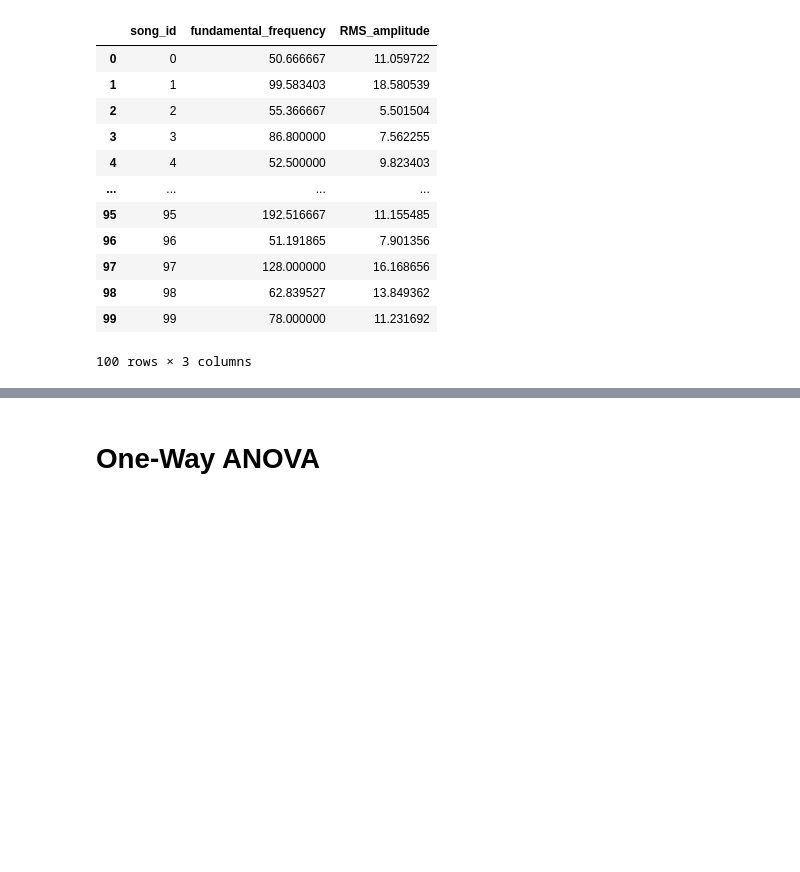
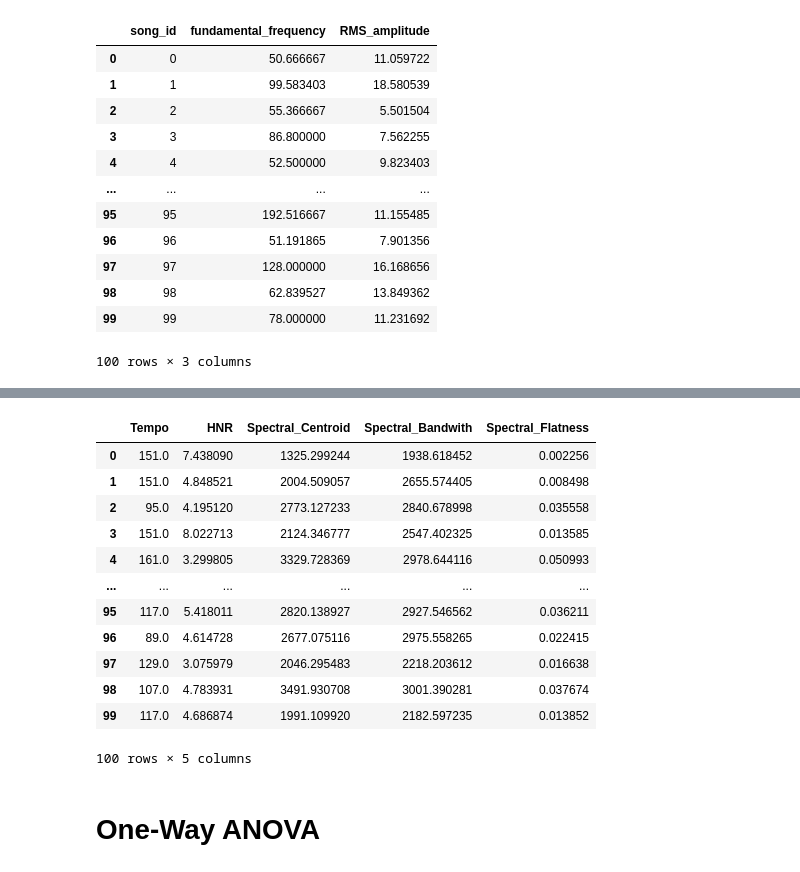
Before and after one commit to RguWork/HydrogelGenAI, a Jupyter notebook: stat_analysis/stat_analysis.ipynb, the cells around one changed output, grey strips where cells are left out. Saved outputs shown, nothing was run; the diff lists cells and outputs as text; code cells hidden in the pictures; blank space fills up the shorter version.

Commit message:
added water prediction model, dataframes, and more feature extractions

```diff
--- a/stat_analysis/stat_analysis.ipynb
+++ b/stat_analysis/stat_analysis.ipynb
@@ -114,3 +108,21 @@ display(raw_diego_47)
+# %%
+#more features
+iv_df2 = pd.read_csv('/Users/rgu/Desktop/UROPs/UROP4/repo/dataframes/vars_2.csv')
+display(iv_df2)
+# %% [output]
+|  | Tempo | HNR | Spectral_Centroid | Spectral_Bandwith | Spectral_Flatness |
+| 0 | 151.0 | 7.438090 | 1325.299244 | 1938.618452 | 0.002256 |
+| 1 | 151.0 | 4.848521 | 2004.509057 | 2655.574405 | 0.008498 |
+| 2 | 95.0 | 4.195120 | 2773.127233 | 2840.678998 | 0.035558 |
+| 3 | 151.0 | 8.022713 | 2124.346777 | 2547.402325 | 0.013585 |
+| 4 | 161.0 | 3.299805 | 3329.728369 | 2978.644116 | 0.050993 |
+| ... | ... | ... | ... | ... | ... |
+| 95 | 117.0 | 5.418011 | 2820.138927 | 2927.546562 | 0.036211 |
+| 96 | 89.0 | 4.614728 | 2677.075116 | 2975.558265 | 0.022415 |
+| 97 | 129.0 | 3.075979 | 2046.295483 | 2218.203612 | 0.016638 |
+| 98 | 107.0 | 4.783931 | 3491.930708 | 3001.390281 | 0.037674 |
+| 99 | 117.0 | 4.686874 | 1991.109920 | 2182.597235 | 0.013852 |
+100 rows × 5 columns
 # %% [markdown]
 <h1>One-Way ANOVA</h1>
 # %%
```
Also changed, not shown: parts of 44 cells of this notebook, 13 other files.
